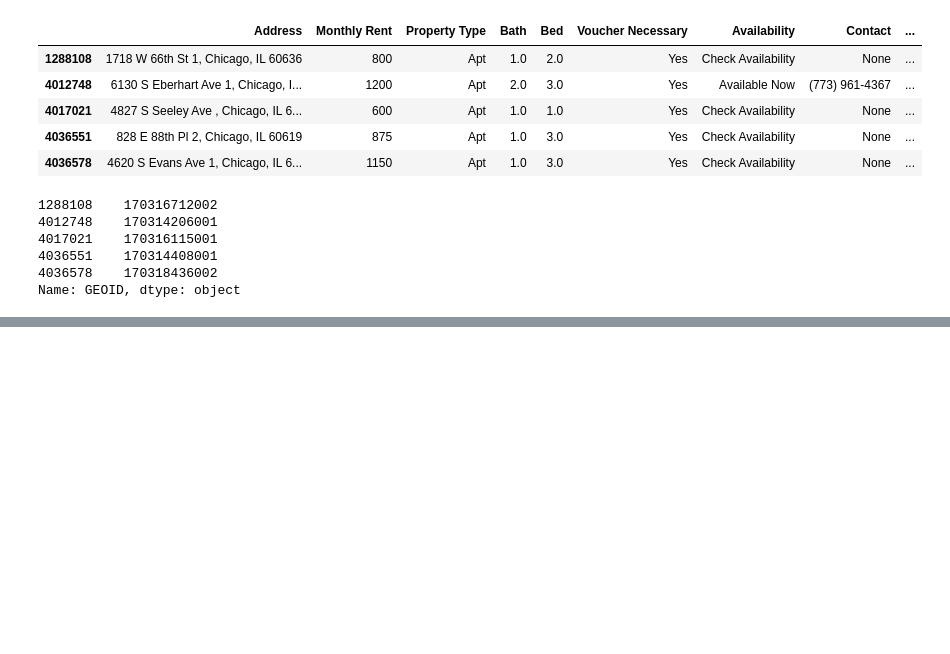
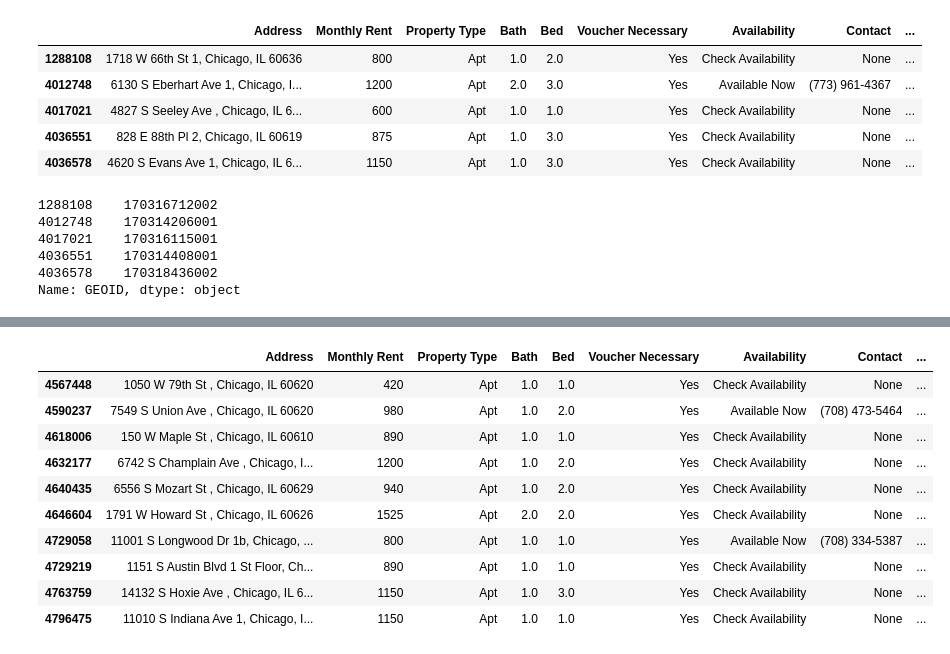
Before and after one commit to aya-liu/equitable-rental-locator, a Jupyter notebook: project/Merging CHA Eviction and Rental Index.ipynb, the cells around one changed output, grey strips where cells are left out. Cells and saved outputs as stored; diff of their text form; code cells hidden in the pictures; blank space fills up the shorter version.

```diff
--- a/project/Merging CHA Eviction and Rental Index.ipynb
+++ b/project/Merging CHA Eviction and Rental Index.ipynb
@@ -100,0 +157,14 @@ cha_with_geoid.to_csv("CHA_with_geoid.csv")
+# %%
+cha_geoid_zillow[cha_geoid_zillow["index_right"].isna()]
+# %% [output]
+|  | Address | Monthly Rent | Property Type | Bath | Bed | Voucher Necessary | Availability | Contact | ... |
+| 4567448 | 1050 W 79th St , Chicago, IL 60620 | 420 | Apt | 1.0 | 1.0 | Yes | Check Availability | None | ... |
+| 4590237 | 7549 S Union Ave , Chicago, IL 60620 | 980 | Apt | 1.0 | 2.0 | Yes | Available Now | (708) 473-5464 | ... |
+| 4618006 | 150 W Maple St , Chicago, IL 60610 | 890 | Apt | 1.0 | 1.0 | Yes | Check Availability | None | ... |
+| 4632177 | 6742 S Champlain Ave , Chicago, I... | 1200 | Apt | 1.0 | 2.0 | Yes | Check Availability | None | ... |
+| 4640435 | 6556 S Mozart St , Chicago, IL 60629 | 940 | Apt | 1.0 | 2.0 | Yes | Check Availability | None | ... |
+| 4646604 | 1791 W Howard St , Chicago, IL 60626 | 1525 | Apt | 2.0 | 2.0 | Yes | Check Availability | None | ... |
+| 4729058 | 11001 S Longwood Dr 1b, Chicago, ... | 800 | Apt | 1.0 | 1.0 | Yes | Available Now | (708) 334-5387 | ... |
+| 4729219 | 1151 S Austin Blvd 1 St Floor, Ch... | 890 | Apt | 1.0 | 1.0 | Yes | Check Availability | None | ... |
+| 4763759 | 14132 S Hoxie Ave , Chicago, IL 6... | 1150 | Apt | 1.0 | 3.0 | Yes | Check Availability | None | ... |
+| 4796475 | 11010 S Indiana Ave 1, Chicago, I... | 1150 | Apt | 1.0 | 1.0 | Yes | Check Availability | None | ... |
```
Also changed, not shown: parts of 7 cells of this notebook.
